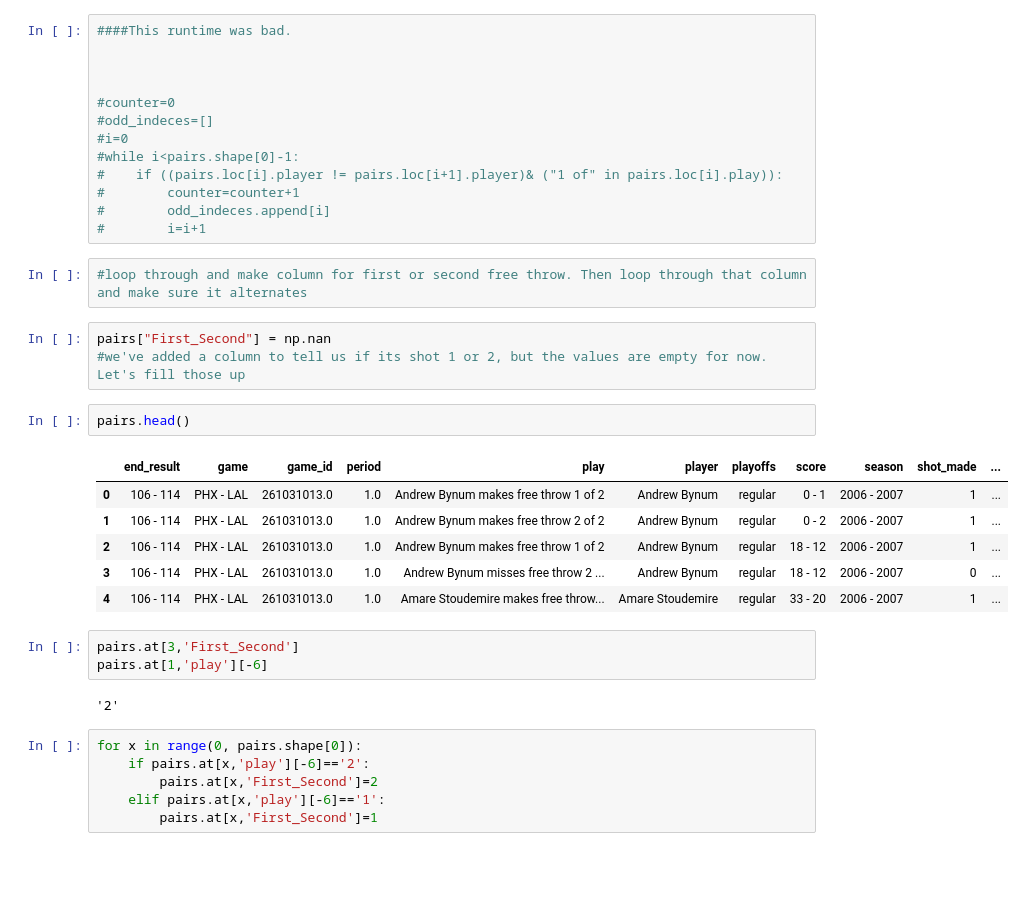
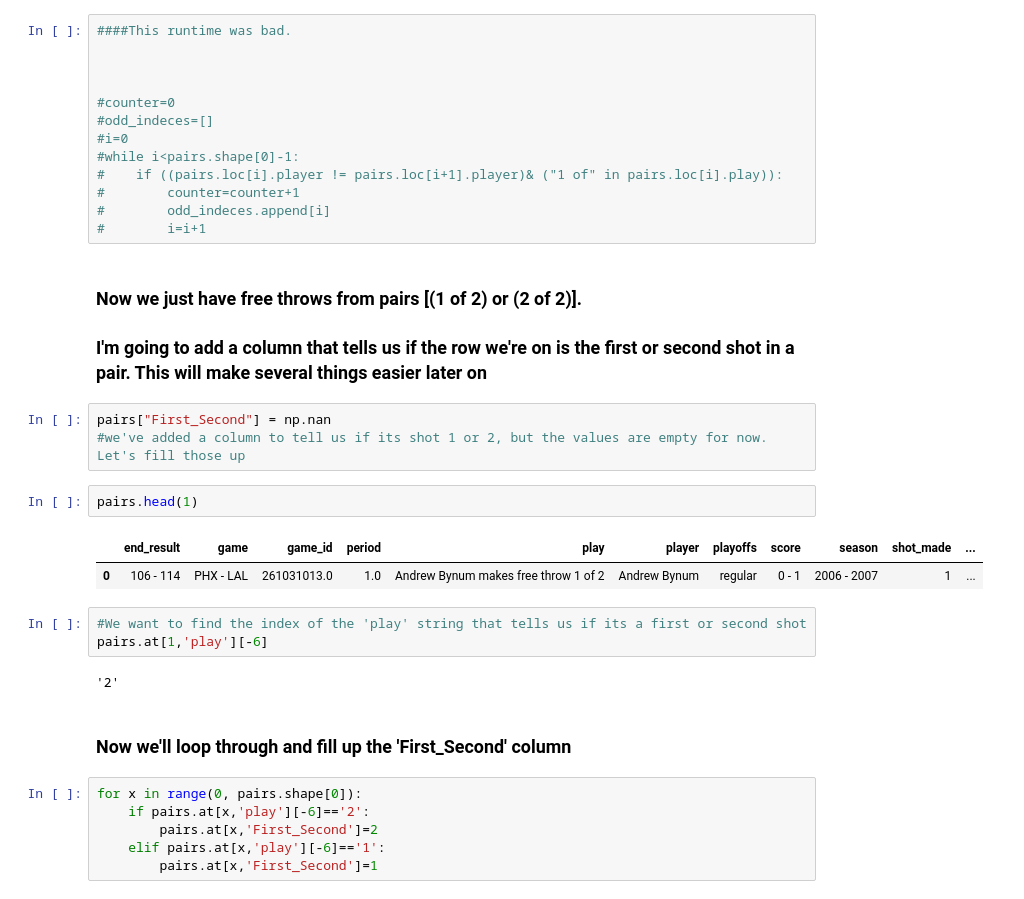
Before and after one commit to benmuhlmann/FreeThrowAnalysis, a Jupyter notebook: Free throws 2.0.ipynb, the cells around one changed output. Cells and saved outputs as stored; diff of their text form; blank space fills up the shorter version.

```diff
--- a/Free throws 2.0.ipynb
+++ b/Free throws 2.0.ipynb
@@ -64,25 +64,24 @@ pairs=pairs.reset_index(drop=True) #Resetting the index will make things easier
 #        counter=counter+1
 #        odd_indeces.append[i]
 #        i=i+1
-# %%
-#loop through and make column for first or second free throw. Then loop through that column and make sure it alternates
+# %% [markdown]
+### Now we just have free throws from pairs [(1 of 2) or (2 of 2)].
+### I'm going to add a column that tells us if the row we're on is the first or second shot in a pair. This will make several things easier later on
 # %%
 pairs["First_Second"] = np.nan
 #we've added a column to tell us if its shot 1 or 2, but the values are empty for now. Let's fill those up
 # %%
-pairs.head()
+pairs.head(1)
 # %% [output]
 |  | end_result | game | game_id | period | play | player | playoffs | score | season | shot_made | ... |
 | 0 | 106 - 114 | PHX - LAL | 261031013.0 | 1.0 | Andrew Bynum makes free throw 1 of 2 | Andrew Bynum | regular | 0 - 1 | 2006 - 2007 | 1 | ... |
-| 1 | 106 - 114 | PHX - LAL | 261031013.0 | 1.0 | Andrew Bynum makes free throw 2 of 2 | Andrew Bynum | regular | 0 - 2 | 2006 - 2007 | 1 | ... |
-| 2 | 106 - 114 | PHX - LAL | 261031013.0 | 1.0 | Andrew Bynum makes free throw 1 of 2 | Andrew Bynum | regular | 18 - 12 | 2006 - 2007 | 1 | ... |
-| 3 | 106 - 114 | PHX - LAL | 261031013.0 | 1.0 | Andrew Bynum misses free throw 2 ... | Andrew Bynum | regular | 18 - 12 | 2006 - 2007 | 0 | ... |
-| 4 | 106 - 114 | PHX - LAL | 261031013.0 | 1.0 | Amare Stoudemire makes free throw... | Amare Stoudemire | regular | 33 - 20 | 2006 - 2007 | 1 | ... |
-# %%
-pairs.at[3,'First_Second']
-pairs.at[1,'play'][-6]
-# %% [output]
-'2'
+# %%
+#We want to find the index of the 'play' string that tells us if its a first or second shot
+pairs.at[1,'play'][-6]
+# %% [output]
+'2'
+# %% [markdown]
+### Now we'll loop through and fill up the 'First_Second' column
 # %%
 for x in range(0, pairs.shape[0]):
     if pairs.at[x,'play'][-6]=='2':
```
Also changed, not shown: parts of 20 cells of this notebook.
